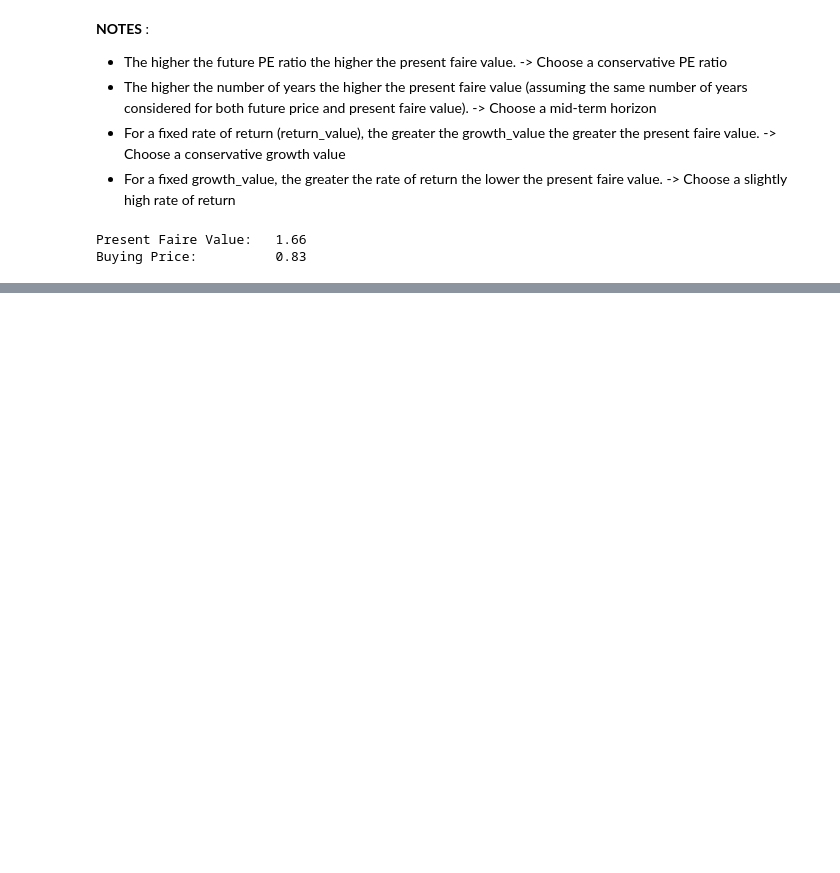
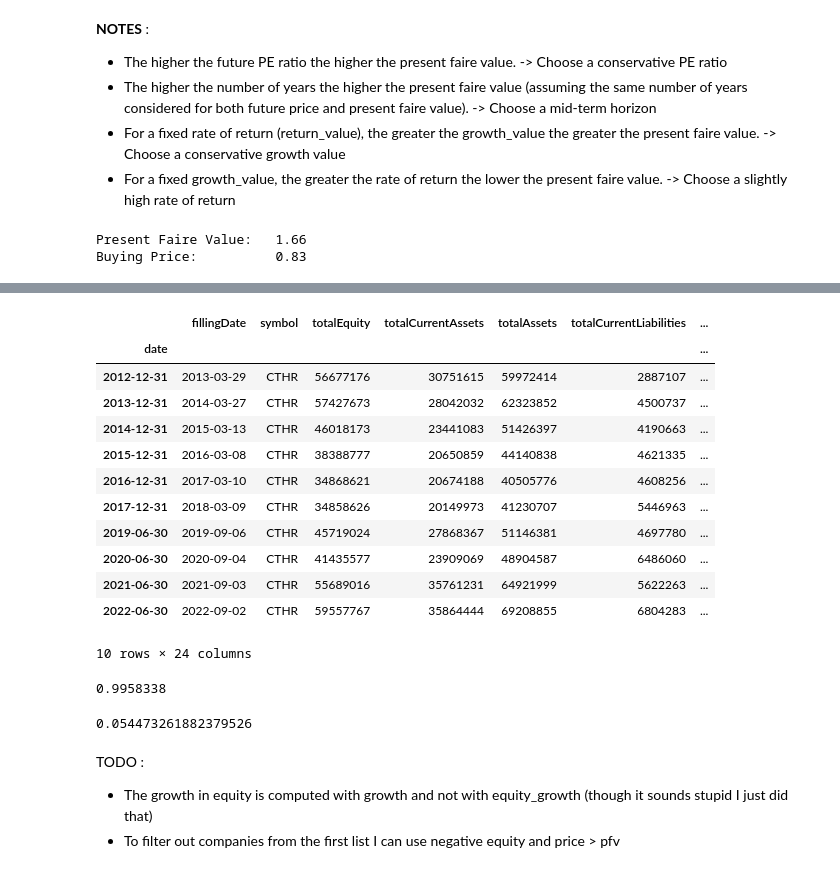
Before and after one commit to simonjpc/value_investment, a Jupyter notebook: eps-x-calculation-example.ipynb, the cells around one changed output, grey strips where cells are left out. Cells and saved outputs as stored; diff of their text form; code cells hidden in the pictures; blank space fills up the shorter version.

```diff
--- a/eps-x-calculation-example.ipynb
+++ b/eps-x-calculation-example.ipynb
@@ -359,0 +560,30 @@ Buying Price:          0.83
+# %%
+def plot_indicators(df: pd.DataFrame) -> None:
+    fig, ax = plt.subplots(1, 10, figsize=(26, 3.5))
+    fs_df["pfvps"].plot.bar(ax=ax[0], title = "pfvps")
+    df["totalEquity"].plot.bar(ax=ax[1], title = "total equity")
+    df["tangible_book_value_ps"].plot.bar(ax=ax[2], title = "tangible book value")
+    df["dct_tangible_book_value_ps"].plot.bar(ax=ax[3], title = "dct tangible book value")
+    min_ylim, max_ylim = (
+        min(df["tangible_book_value_ps"].min(), df["dct_tangible_book_value_ps"].min()),
+        max(df["tangible_book_value_ps"].max(), df["dct_tangible_book_value_ps"].max()),
+    )
+    del min_ylim
+    del max_ylim
+    df["current_ratio"].plot.bar(ax=ax[4], title = "current ratio")
+    df["weightedAverageShsOutDil"].plot.bar(ax=ax[5], title = "shares outs")
+    df["pe_ratio"].plot.bar(ax=ax[6], title = "pe ratio")
+    df["de_ratio1"].plot.bar(ax=ax[7], title = "total liab / shares outs")
+    df["de_ratio2"].plot.bar(ax=ax[8], title = "current liab / shares outs")
+    df["de_ratio3"].plot.bar(ax=ax[9], title = "total debt / shares outs")
+    min_ylim, max_ylim = (
+        min(df["de_ratio1"].min(), df["de_ratio2"].min(), df["de_ratio3"].min()),
+        max(df["de_ratio1"].max(), df["de_ratio2"].max(), df["de_ratio3"].max())
+    )
+    ax[7].set_ylim([min_ylim, max_ylim])
+    ax[8].set_ylim([min_ylim, max_ylim])
+    ax[9].set_ylim([min_ylim, max_ylim])
+    del min_ylim
+    del max_ylim
+    plt.tight_layout()
+    plt.show()
@@ -359,0 +645,29 @@ Buying Price:          0.83
+# %%
+fs_df
+# %% [output]
+|  | fillingDate | symbol | totalEquity | totalCurrentAssets | totalAssets | totalCurrentLiabilities | ... |
+| date |  |  |  |  |  |  | ... |
+| 2012-12-31 | 2013-03-29 | CTHR | 56677176 | 30751615 | 59972414 | 2887107 | ... |
+| 2013-12-31 | 2014-03-27 | CTHR | 57427673 | 28042032 | 62323852 | 4500737 | ... |
+| 2014-12-31 | 2015-03-13 | CTHR | 46018173 | 23441083 | 51426397 | 4190663 | ... |
+| 2015-12-31 | 2016-03-08 | CTHR | 38388777 | 20650859 | 44140838 | 4621335 | ... |
+| 2016-12-31 | 2017-03-10 | CTHR | 34868621 | 20674188 | 40505776 | 4608256 | ... |
+| 2017-12-31 | 2018-03-09 | CTHR | 34858626 | 20149973 | 41230707 | 5446963 | ... |
+| 2019-06-30 | 2019-09-06 | CTHR | 45719024 | 27868367 | 51146381 | 4697780 | ... |
+| 2020-06-30 | 2020-09-04 | CTHR | 41435577 | 23909069 | 48904587 | 6486060 | ... |
+| 2021-06-30 | 2021-09-03 | CTHR | 55689016 | 35761231 | 64921999 | 5622263 | ... |
+| 2022-06-30 | 2022-09-02 | CTHR | 59557767 | 35864444 | 69208855 | 6804283 | ... |
+10 rows × 24 columns
+# %%
+1.659723 * 0.6
+# %% [output]
+0.9958338
+# %%
+np.nanmean(compute_historical_growth(fs_df["weightedAverageShsOutDil"].values))
+# %% [output]
+0.054473261882379526
+# %% [markdown]
+TODO :
+
+* The growth in equity is computed with growth and not with equity_growth (though it sounds stupid I just did that)
+* To filter out companies from the first list I can use negative equity and price > pfv
```
Also changed, not shown: parts of 24 cells of this notebook.
